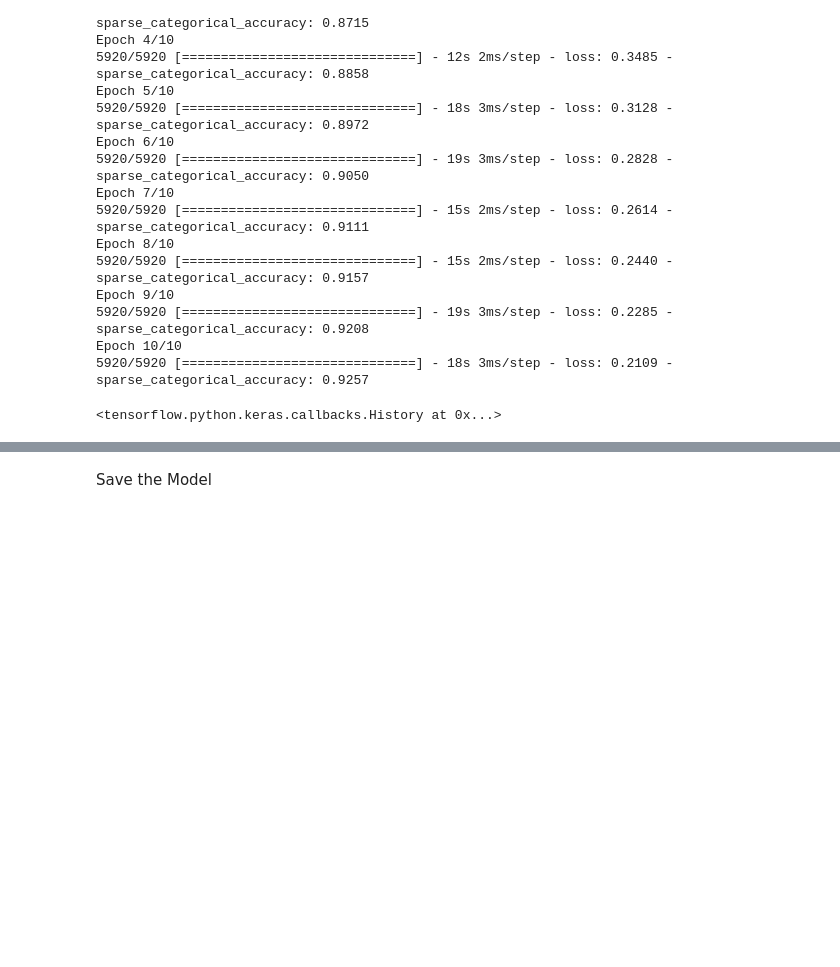
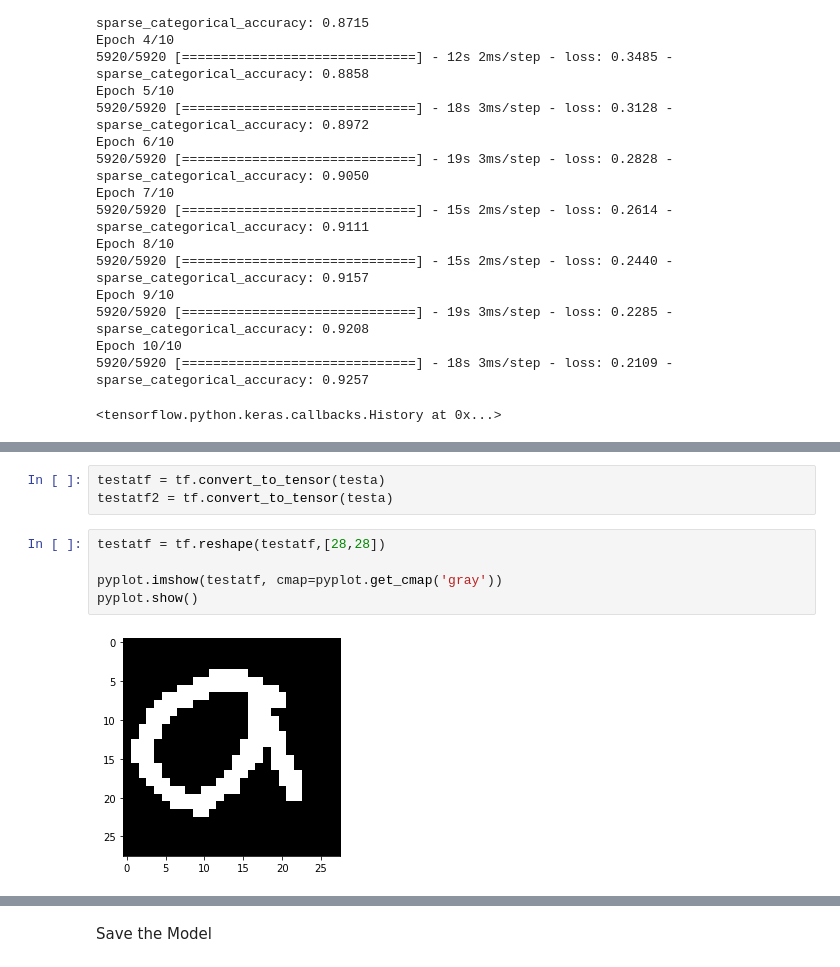
Before and after one commit to michelleli246/HangmanGame, a Jupyter notebook: model_build/CharacterRecognitionModel.ipynb, the cells around one changed output, grey strips where cells are left out. Saved outputs shown, nothing was run; the diff lists cells and outputs as text; blank space fills up the shorter version.

```diff
--- a/model_build/CharacterRecognitionModel.ipynb
+++ b/model_build/CharacterRecognitionModel.ipynb
@@ -177,0 +126,10 @@ IndexError: list index out of range
+# %%
+testatf = tf.convert_to_tensor(testa)
+testatf2 = tf.convert_to_tensor(testa)
+# %%
+testatf = tf.reshape(testatf,[28,28])
+
+pyplot.imshow(testatf, cmap=pyplot.get_cmap('gray'))
+pyplot.show()
+# %% [output]
+[figure, added]
```
Also changed, not shown: parts of 37 cells of this notebook, 3 other files.
